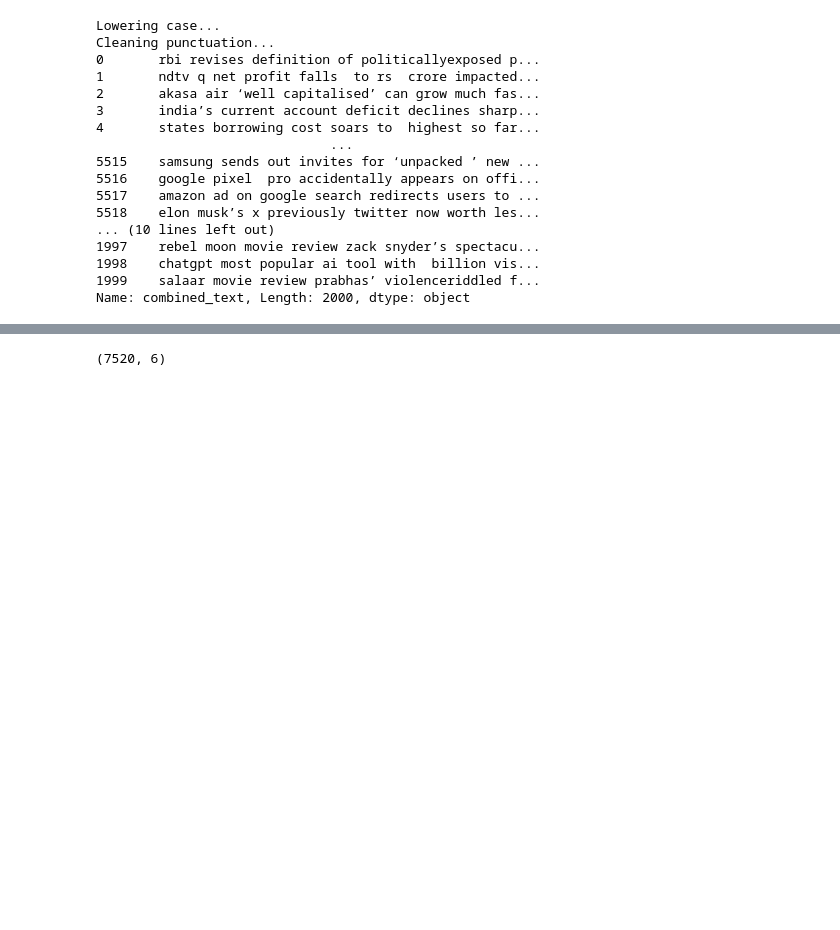
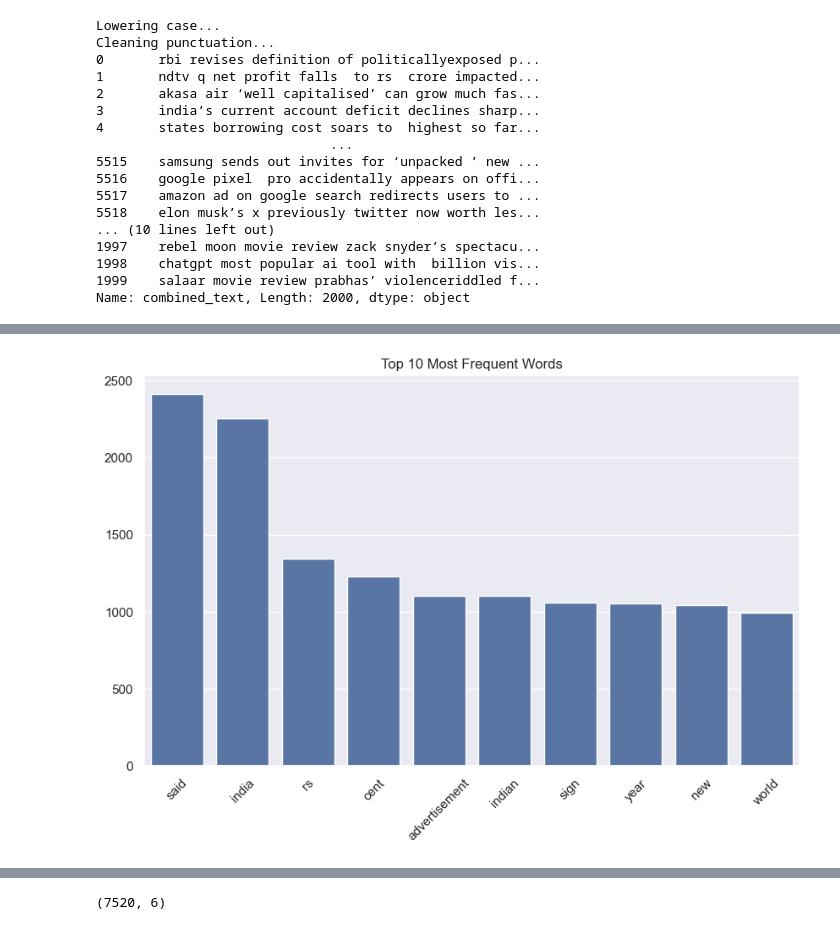
Before and after one commit to Nomathemba149/2401PTDS_Classification_Project-main, a Jupyter notebook: Classifucation Project Notebook.ipynb, the cells around one changed output, grey strips where cells are left out. Drawn from its saved outputs; the diff is of its cells as text; code cells hidden in the pictures; blank space fills up the shorter version.

```diff
--- a/Classifucation Project Notebook.ipynb
+++ b/Classifucation Project Notebook.ipynb
@@ -279,0 +258,15 @@ df_copy = df.copy()
+# %%
+from sklearn.feature_extraction.text import CountVectorizer
+vectorizer = CountVectorizer(stop_words='english', max_features=10)
+word_counts = vectorizer.fit_transform(test_data['combined_text']).toarray()
+word_freq = dict(zip(vectorizer.get_feature_names_out(), word_counts.sum(axis=0)))
+sorted_word_freq = sorted(word_freq.items(), key=lambda x: x[1], reverse=True)
+
+words, counts = zip(*sorted_word_freq)
+plt.figure(figsize=(10, 6))
+sns.barplot(x=list(words), y=list(counts))
+plt.title('Top 10 Most Frequent Words')
+plt.xticks(rotation=45)
+plt.show()
+# %% [output]
+[figure, added]
```
Also changed, not shown: parts of 20 cells of this notebook.
